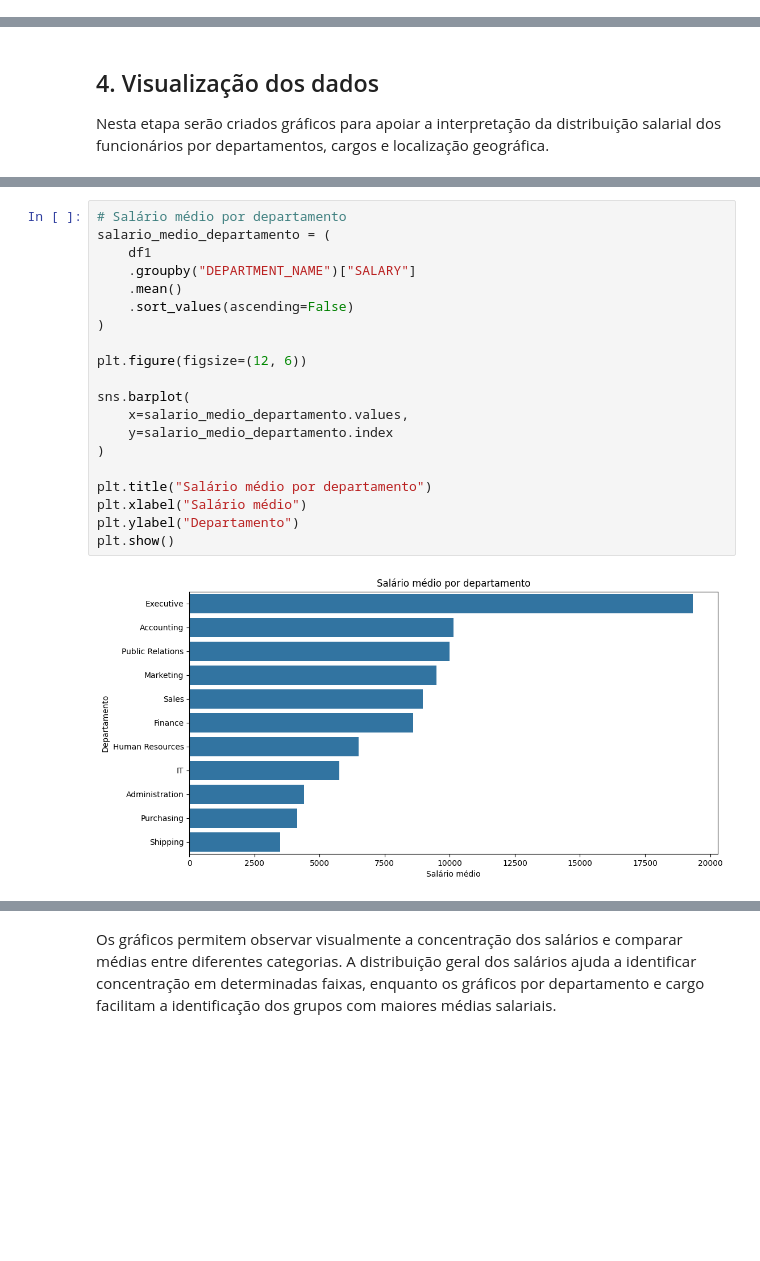
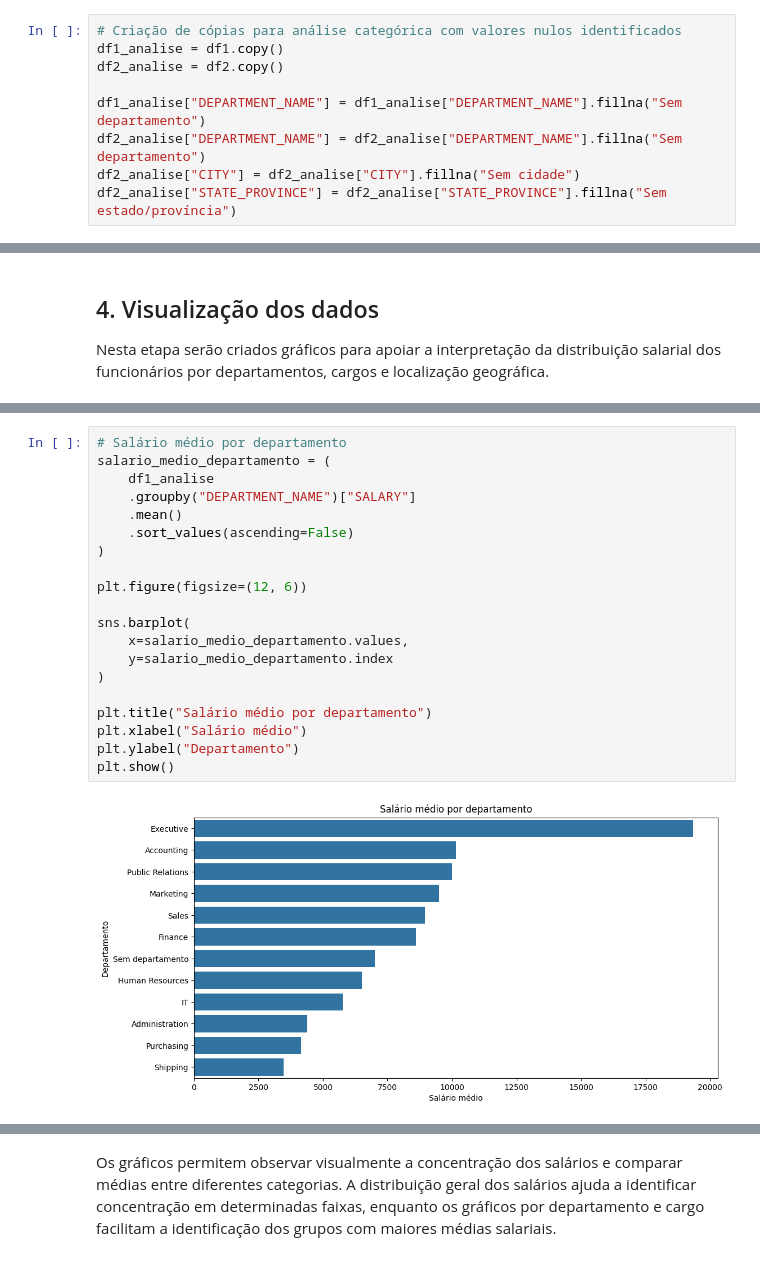
Before and after one commit to samuelbucco/Projeto_Final_Modulo_01_SCTEC, a Jupyter notebook: notebooks/analise_rh.ipynb, the cells around one changed output, grey strips where cells are left out. Cells and saved outputs as stored; diff of their text form; blank space fills up the shorter version.

Commit message:
Documenta analise exploratoria e tratamento de valores nulos

```diff
--- a/notebooks/analise_rh.ipynb
+++ b/notebooks/analise_rh.ipynb
@@ -157,6 +226,15 @@ Data columns (total 10 columns):
  13  REGION_NAME      106 non-null    object
 dtypes: Int64(4), datetime64[ns, UTC](1), int64(1), object(8)
 memory usage: 12.2+ KB
+# %%
+# Criação de cópias para análise categórica com valores nulos identificados
+df1_analise = df1.copy()
+df2_analise = df2.copy()
+
+df1_analise["DEPARTMENT_NAME"] = df1_analise["DEPARTMENT_NAME"].fillna("Sem departamento")
+df2_analise["DEPARTMENT_NAME"] = df2_analise["DEPARTMENT_NAME"].fillna("Sem departamento")
+df2_analise["CITY"] = df2_analise["CITY"].fillna("Sem cidade")
+df2_analise["STATE_PROVINCE"] = df2_analise["STATE_PROVINCE"].fillna("Sem estado/província")
 # %% [markdown]
 ## 3. Estatísticas descritivas
 
@@ -354,25 +434,25 @@ plt.show()
 # %%
 # Salário médio por departamento
 salario_medio_departamento = (
-    df1
+    df1_analise
     .groupby("DEPARTMENT_NAME")["SALARY"]
     .mean()
     .sort_values(ascending=False)
 )
 
 plt.figure(figsize=(12, 6))
 
 sns.barplot(
     x=salario_medio_departamento.values,
     y=salario_medio_departamento.index
 )
 
 plt.title("Salário médio por departamento")
 plt.xlabel("Salário médio")
 plt.ylabel("Departamento")
 plt.show()
 # %% [output]
-[figure, old version]
+[figure, new version]
 # %%
 # Top 10 cargos com maior salário médio
 top_10_cargos = (
```
Also changed, not shown: parts of 22 cells of this notebook, 1 other file.
